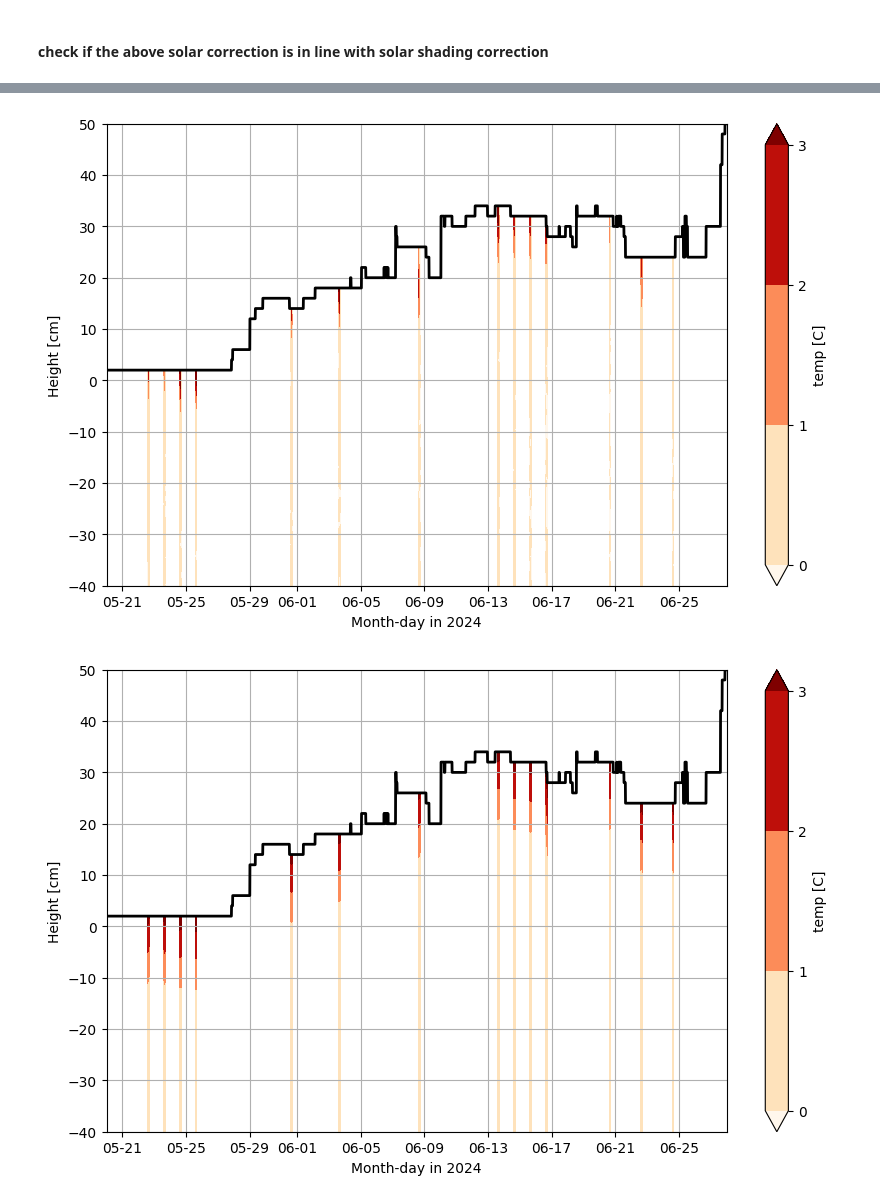
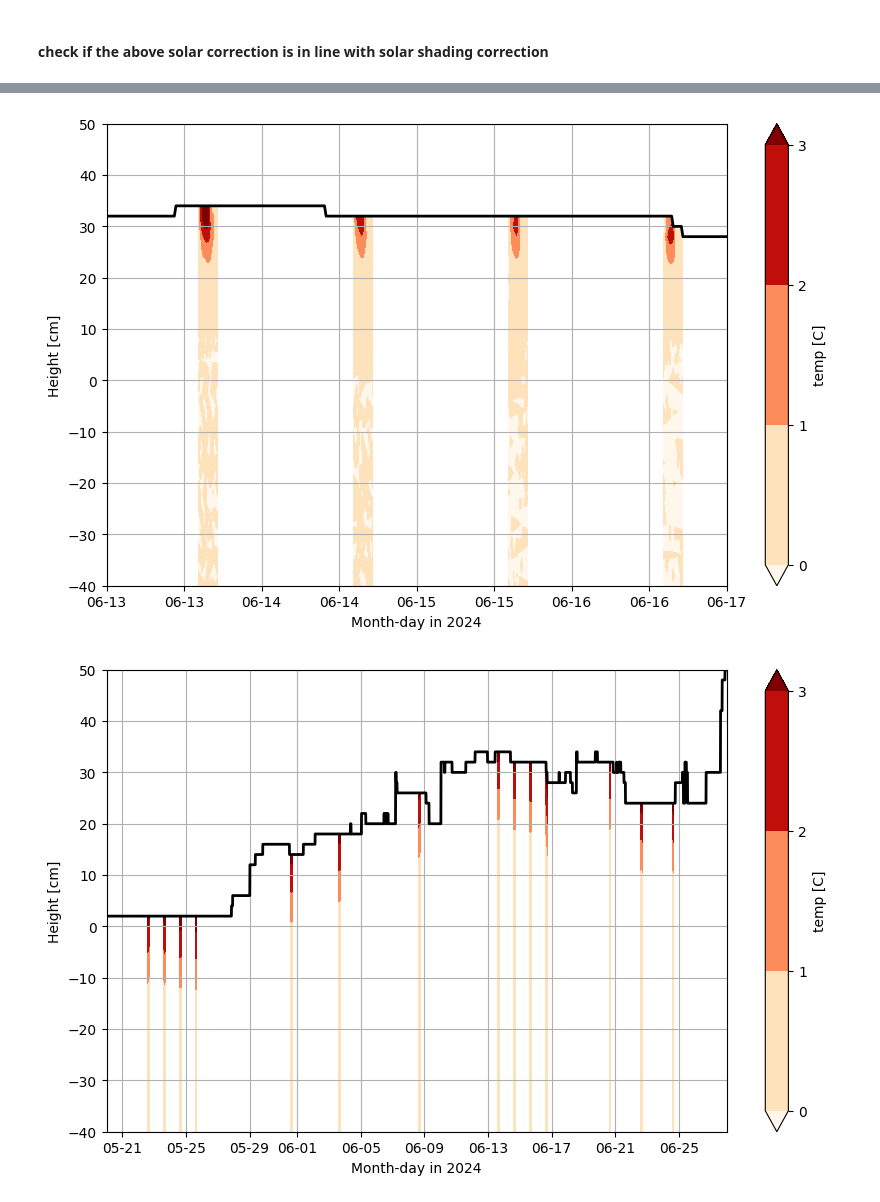
Before and after one commit to sledd/ICECAPS_raven, a Jupyter notebook: SIMBA_solar_correction_double-splice.ipynb, the cells around one changed output, grey strips where cells are left out. Drawn from its saved outputs; the diff is of its cells as text; code cells hidden in the pictures.

```diff
--- a/SIMBA_solar_correction_double-splice.ipynb
+++ b/SIMBA_solar_correction_double-splice.ipynb
@@ -1091,21 +1089,21 @@ masked_shading_correction = np.ma.masked_where(simba_depths_2d>sfc_2d, masked_sh
 # %%
 fig, ax = plt.subplots(1, figsize=(10,6))
 
 cb = plt.contourf(simba_dates, simba_depths, np.swapaxes(masked_shading_correction,0,1), levels=np.arange(0,4,1),
                   cmap=plt.cm.OrRd, extend='both')
 plt.colorbar(cb, label='temp [C]')
 plt.plot(simba_dates, simba_sfc_adj, c='k', lw=2)
-# ax.set_xlim(dt.datetime(2024,6,11),dt.datetime(2024,6,21))
-ax.set_xlim(dt.datetime(2024,5,20),dt.datetime(2024,6,28))
+ax.set_xlim(dt.datetime(2024,6,13),dt.datetime(2024,6,17))
+# ax.set_xlim(dt.datetime(2024,5,20),dt.datetime(2024,6,28))
 
 ax.xaxis.set_major_formatter(myFmt)
 ax.set_xlabel('Month-day in 2024')
 plt.ylabel('Height [cm]')
 plt.grid()
 plt.ylim(-40,50)
 plt.show()
 # %% [output]
-[figure, old version]
+[figure, new version]
 # %%
 masked_temp_correction = np.ma.masked_array(temp_correction_out, mask=masked_shading_correction.mask)
 
```
Also changed, not shown: parts of 12 cells of this notebook.
